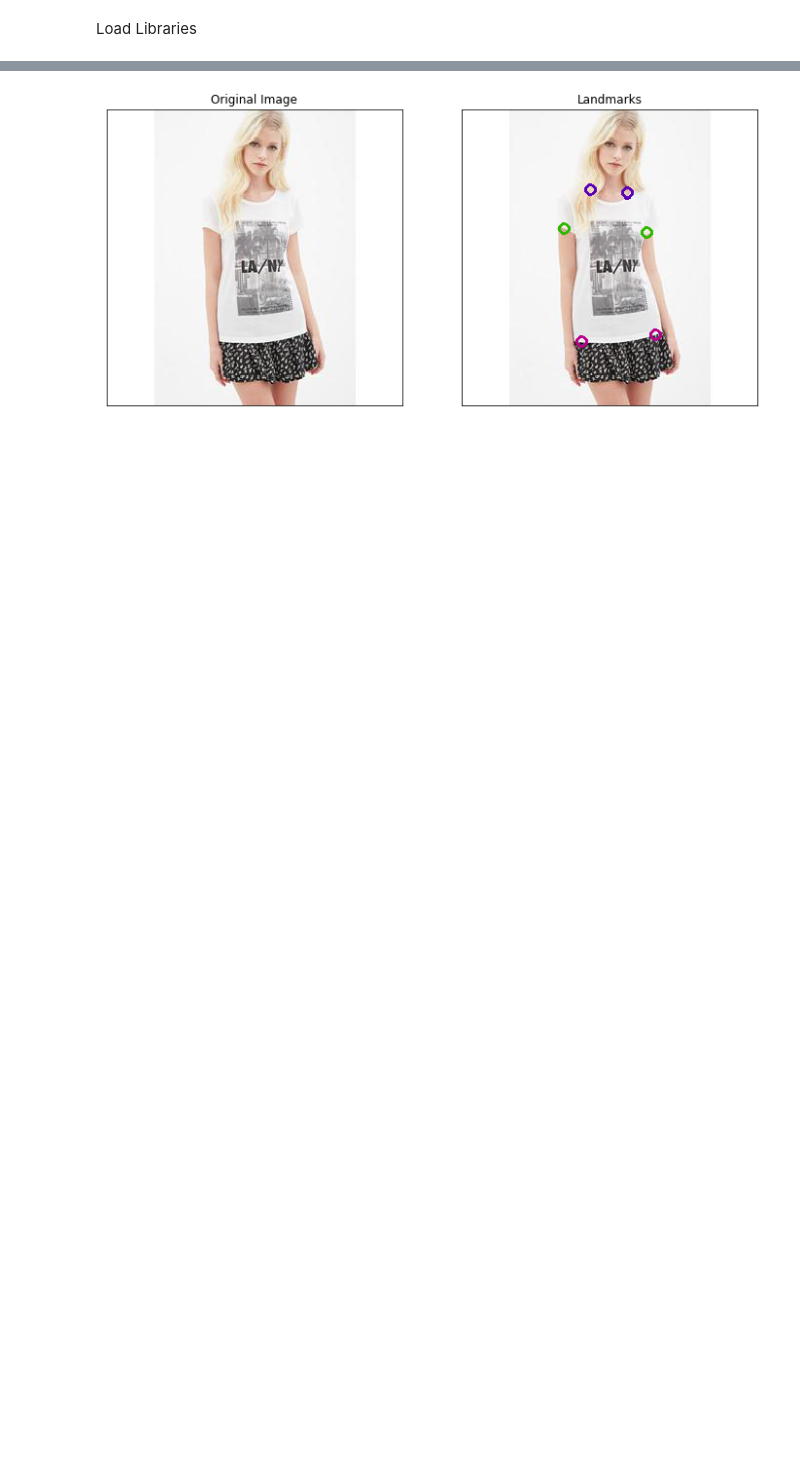
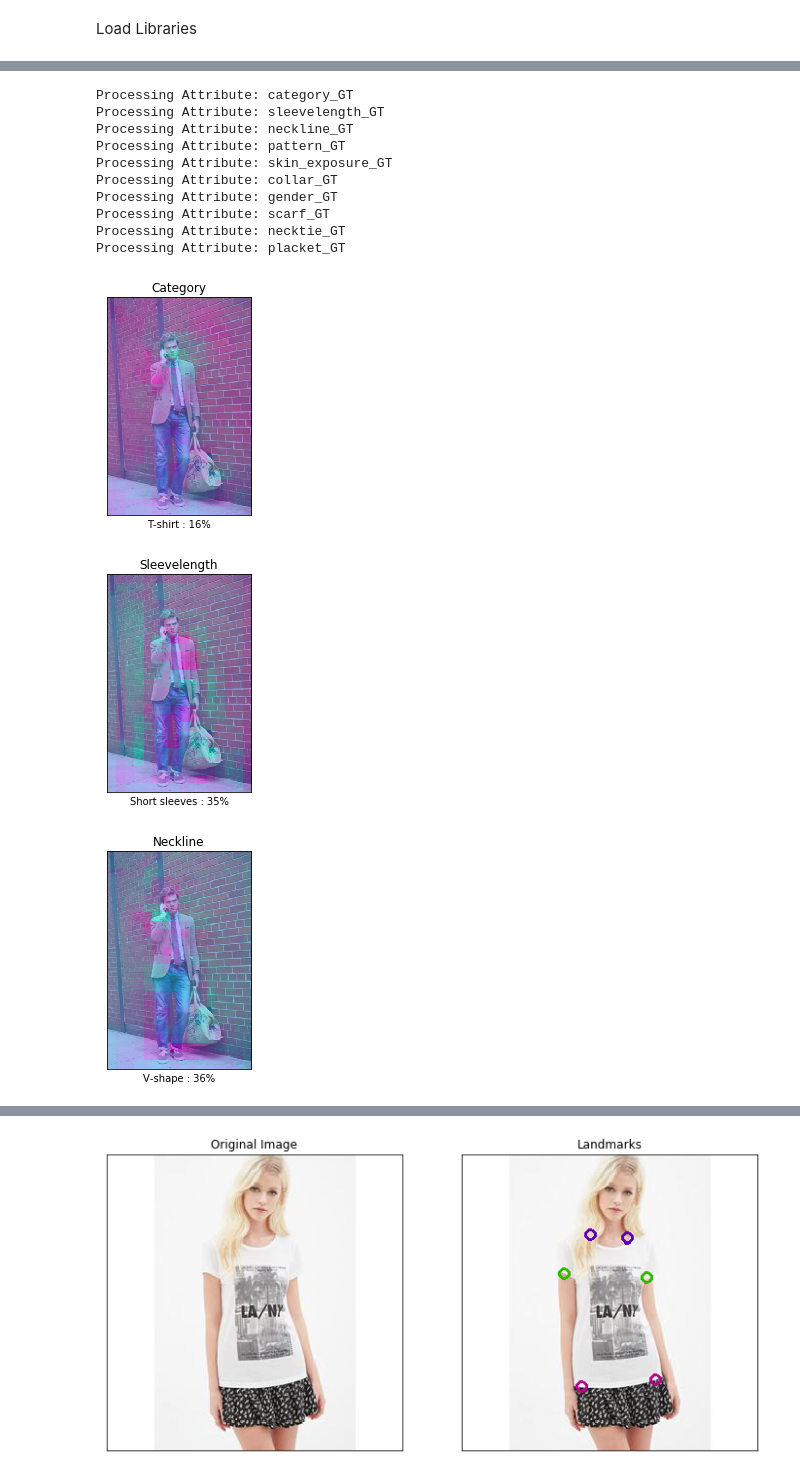
Before and after one commit to cs519/Machine-Eye-For-Fashion, a Jupyter notebook: Demo.ipynb, the cells around one changed output, grey strips where cells are left out. Saved outputs shown, nothing was run; the diff lists cells and outputs as text; code cells hidden in the pictures; blank space fills up the shorter version.

Commit message:
Update demo

```diff
--- a/Demo.ipynb
+++ b/Demo.ipynb
@@ -14,0 +244,56 @@ plt.rcParams["figure.figsize"] = fig_size
+# %%
+fig_size = plt.rcParams["figure.figsize"]
+fig_size[0] = 6
+fig_size[1] = 4
+plt.rcParams["figure.figsize"] = fig_size
+
+image_url = 'demo_data/test/000106.jpg'
+
+pretrained_conv_model, _, _ = get_pretrained_model(
+    'vgg16', pop_last_pool_layer=True, use_gpu=use_gpu)
+
+target_dims = get_attribute_dims(label_values_file)
+attribute_models = create_attributes_fcn_model(
+        AttributeFCN,
+        512,
+        pretrained_conv_model,
+        target_dims,
+        'weights/fcn/',
+        labels_file,
+        TRAIN_IMAGES_FOLDER,
+        VALID_IMAGES_FOLDER,
+        num_epochs=1,
+        is_train=False,
+        use_gpu=use_gpu)
+
+results = test_models(attribute_models, pretrained_conv_model, image_url,
+                      attribute_idx_map=label_values["idx_to_names"], return_last_conv_layer=True)
+
+for attrib_name, values in results.items():
+
+    plt.imshow(scipy.misc.imresize(scipy.misc.imread(image_url), (400, 266)))
+    plt.imshow(scipy.misc.imresize(values["conv_layer"], (400, 266), interp='nearest'),
+               alpha=0.5, cmap="cool")
+    attrib_name = attrib_name[:-3].capitalize()
+    title_prob = "{:.0%}".format(values["pred_prob"])
+    plt.title(attrib_name)
+#     plt.axis("image")
+    plt.yticks([], [])
+    plt.xticks([], [])
+    plt.xlabel(str(values["pred_class"]) + " : " + title_prob)
+
+    plt.show()
+# %% [output]
+Processing Attribute: category_GT
+Processing Attribute: sleevelength_GT
+Processing Attribute: neckline_GT
+Processing Attribute: pattern_GT
+Processing Attribute: skin_exposure_GT
+Processing Attribute: collar_GT
+Processing Attribute: gender_GT
+Processing Attribute: scarf_GT
+Processing Attribute: necktie_GT
+Processing Attribute: placket_GT
+[figure, added]
+[figure, added]
+[figure, added]
```
Also changed, not shown: parts of 9 cells of this notebook, 8 other files.
